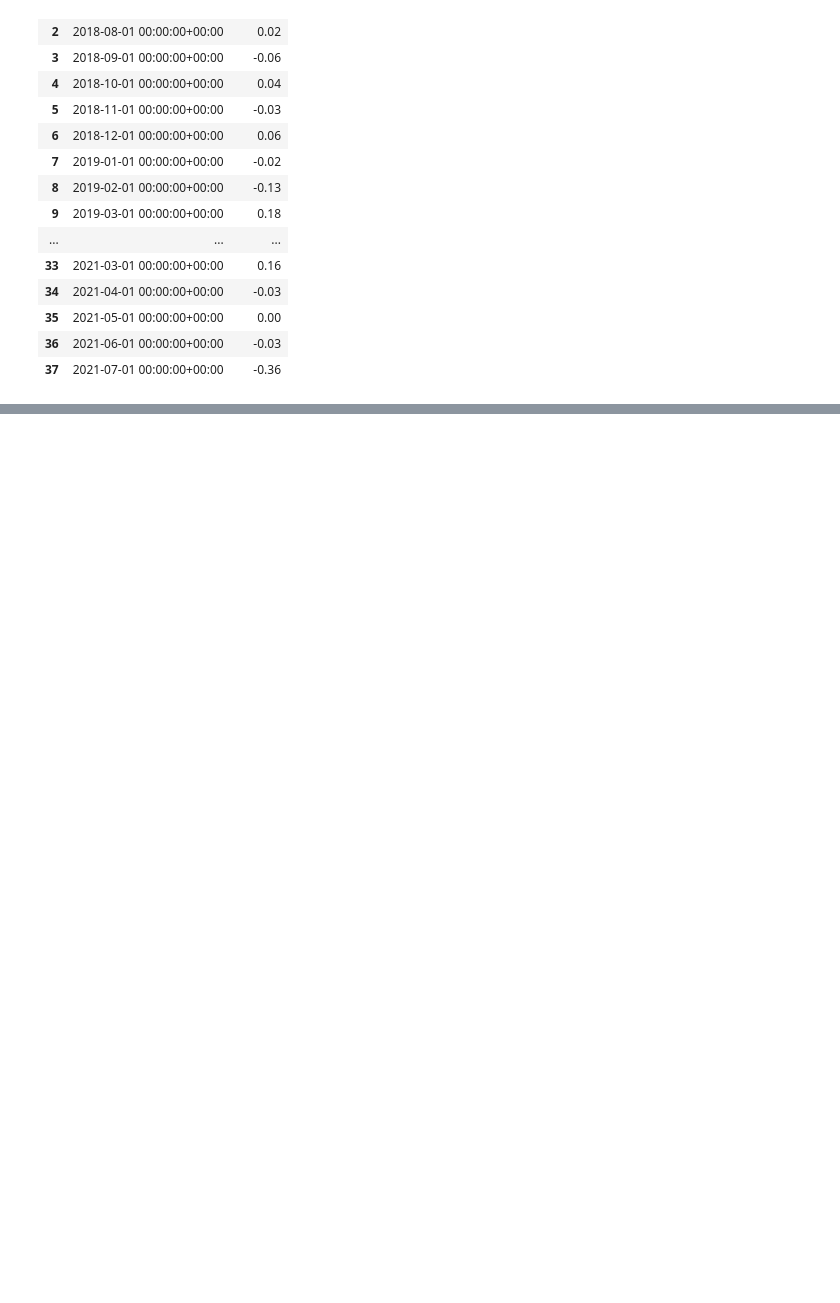
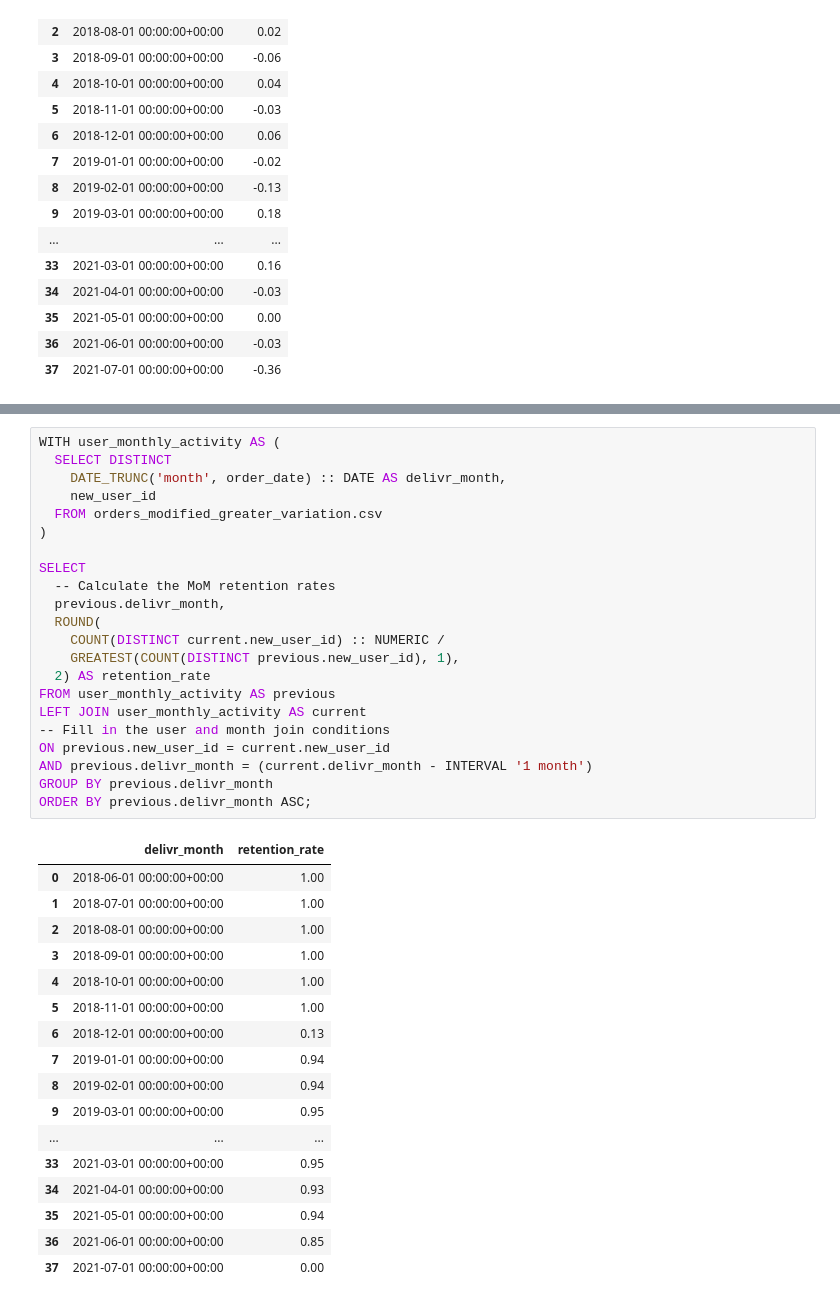
Before and after one commit to Akotovets1/Performance-analysis-subscription-service, a Jupyter notebook: notebook.ipynb, the cells around one changed output, grey strips where cells are left out. Drawn from its saved outputs; the diff is of its cells as text; blank space fills up the shorter version.

```diff
--- a/notebook.ipynb
+++ b/notebook.ipynb
@@ -511,0 +547,40 @@ ORDER BY delivr_month ASC;
+# %%
+WITH user_monthly_activity AS (
+  SELECT DISTINCT
+    DATE_TRUNC('month', order_date) :: DATE AS delivr_month,
+    new_user_id
+  FROM orders_modified_greater_variation.csv
+)
+
+SELECT
+  -- Calculate the MoM retention rates
+  previous.delivr_month,
+  ROUND(
+    COUNT(DISTINCT current.new_user_id) :: NUMERIC /
+    GREATEST(COUNT(DISTINCT previous.new_user_id), 1),
+  2) AS retention_rate
+FROM user_monthly_activity AS previous
+LEFT JOIN user_monthly_activity AS current
+-- Fill in the user and month join conditions
+ON previous.new_user_id = current.new_user_id
+AND previous.delivr_month = (current.delivr_month - INTERVAL '1 month')
+GROUP BY previous.delivr_month
+ORDER BY previous.delivr_month ASC;
+# %% [output]
+|  | delivr_month | retention_rate |
+| 0 | 2018-06-01 00:00:00+00:00 | 1.00 |
+| 1 | 2018-07-01 00:00:00+00:00 | 1.00 |
+| 2 | 2018-08-01 00:00:00+00:00 | 1.00 |
+| 3 | 2018-09-01 00:00:00+00:00 | 1.00 |
+| 4 | 2018-10-01 00:00:00+00:00 | 1.00 |
+| 5 | 2018-11-01 00:00:00+00:00 | 1.00 |
+| 6 | 2018-12-01 00:00:00+00:00 | 0.13 |
+| 7 | 2019-01-01 00:00:00+00:00 | 0.94 |
+| 8 | 2019-02-01 00:00:00+00:00 | 0.94 |
+| 9 | 2019-03-01 00:00:00+00:00 | 0.95 |
+| ... | ... | ... |
+| 33 | 2021-03-01 00:00:00+00:00 | 0.95 |
+| 34 | 2021-04-01 00:00:00+00:00 | 0.93 |
+| 35 | 2021-05-01 00:00:00+00:00 | 0.94 |
+| 36 | 2021-06-01 00:00:00+00:00 | 0.85 |
+| 37 | 2021-07-01 00:00:00+00:00 | 0.00 |
```
Also changed, not shown: parts of 63 cells of this notebook.
